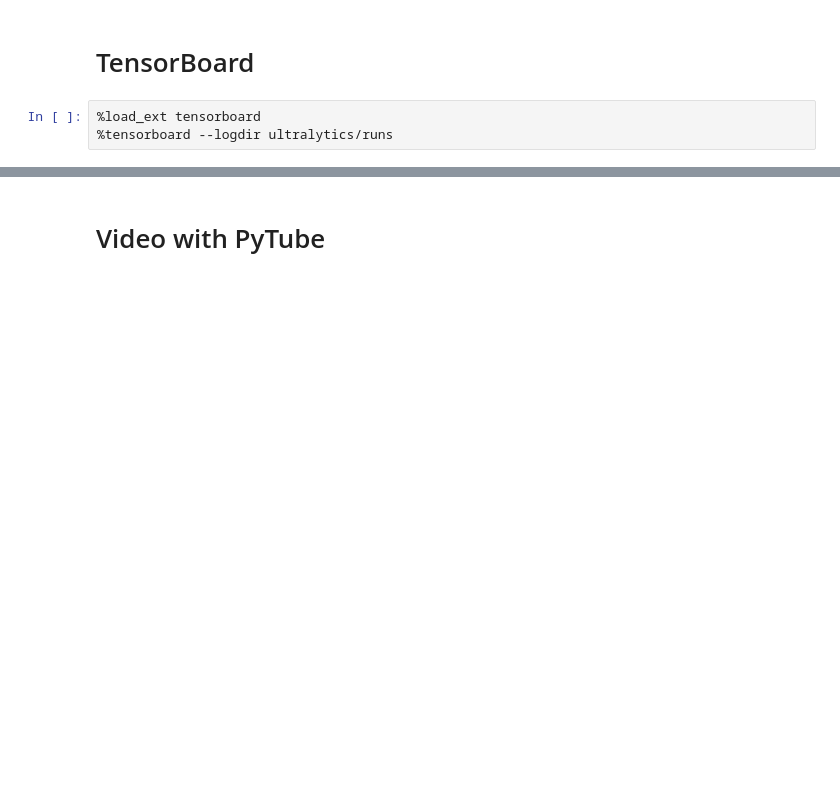
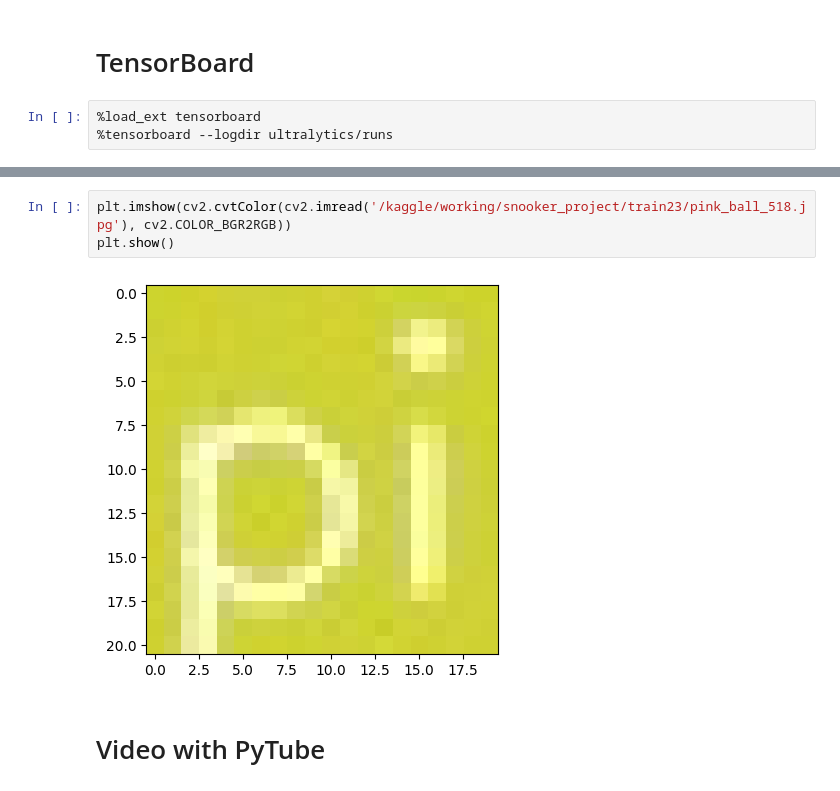
Before and after one commit to yustinachang/1121_Digital-Image-Processing-and-Analysis, a Jupyter notebook: Final_Project/snooker-detection-with-yolov8.ipynb, the cells around one changed output, grey strips where cells are left out. Drawn from its saved outputs; the diff is of its cells as text; blank space fills up the shorter version.

```diff
--- a/Final_Project/snooker-detection-with-yolov8.ipynb
+++ b/Final_Project/snooker-detection-with-yolov8.ipynb
@@ -268,3 +250,8 @@ FileLink(r'snooker_project.zip')
+# %%
+plt.imshow(cv2.cvtColor(cv2.imread('/kaggle/working/snooker_project/train23/pink_ball_518.jpg'), cv2.COLOR_BGR2RGB))
+plt.show()
+# %% [output]
+[figure, added]
 # %% [markdown]
 # Video with PyTube
 # %%
```
Also changed, not shown: parts of 14 cells of this notebook.
